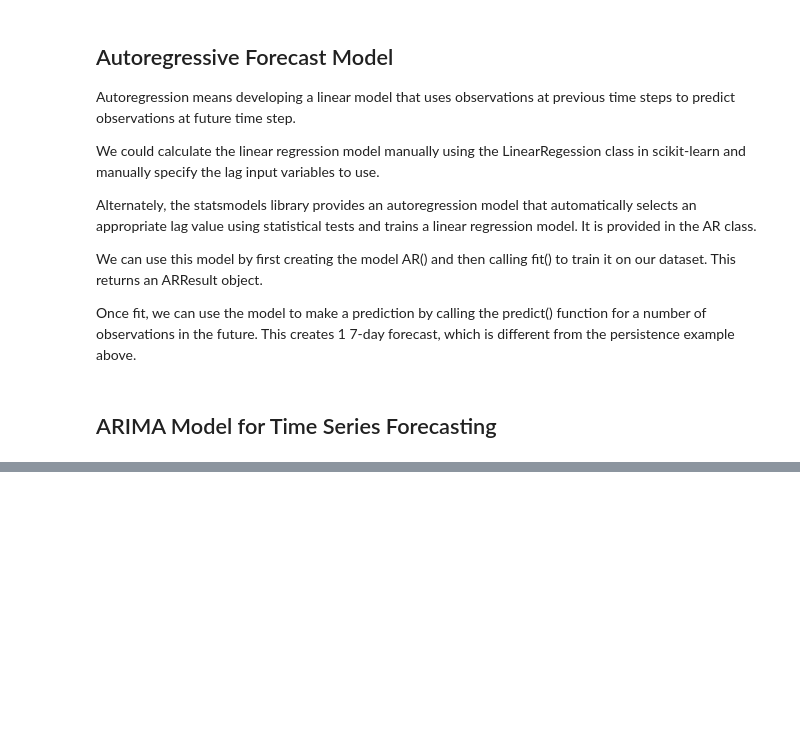
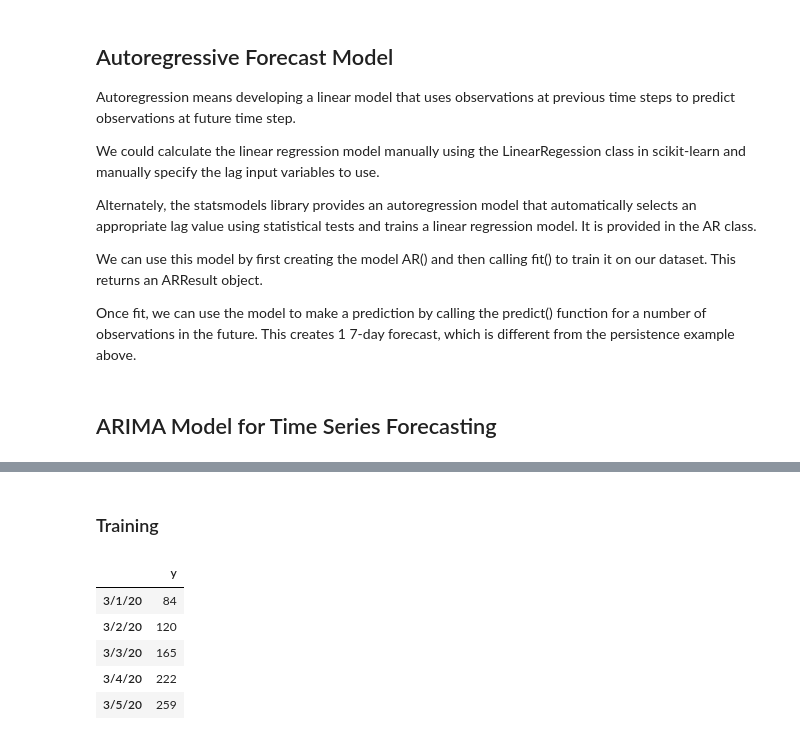
Before and after one commit to kairosart/coronavirus, a Jupyter notebook: Coronavirus (COVID-19) España.ipynb, the cells around one changed output, grey strips where cells are left out. Cells and saved outputs as stored; diff of their text form; code cells hidden in the pictures; blank space fills up the shorter version.

```diff
--- a/Coronavirus (COVID-19) España.ipynb
+++ b/Coronavirus (COVID-19) España.ipynb
@@ -665,0 +681,11 @@ plt.show()
+# %% [markdown]
+### Training
+# %%
+train.head()
+# %% [output]
+|  | y |
+| 3/1/20 | 84 |
+| 3/2/20 | 120 |
+| 3/3/20 | 165 |
+| 3/4/20 | 222 |
+| 3/5/20 | 259 |
```
Also changed, not shown: parts of 9 cells of this notebook.
